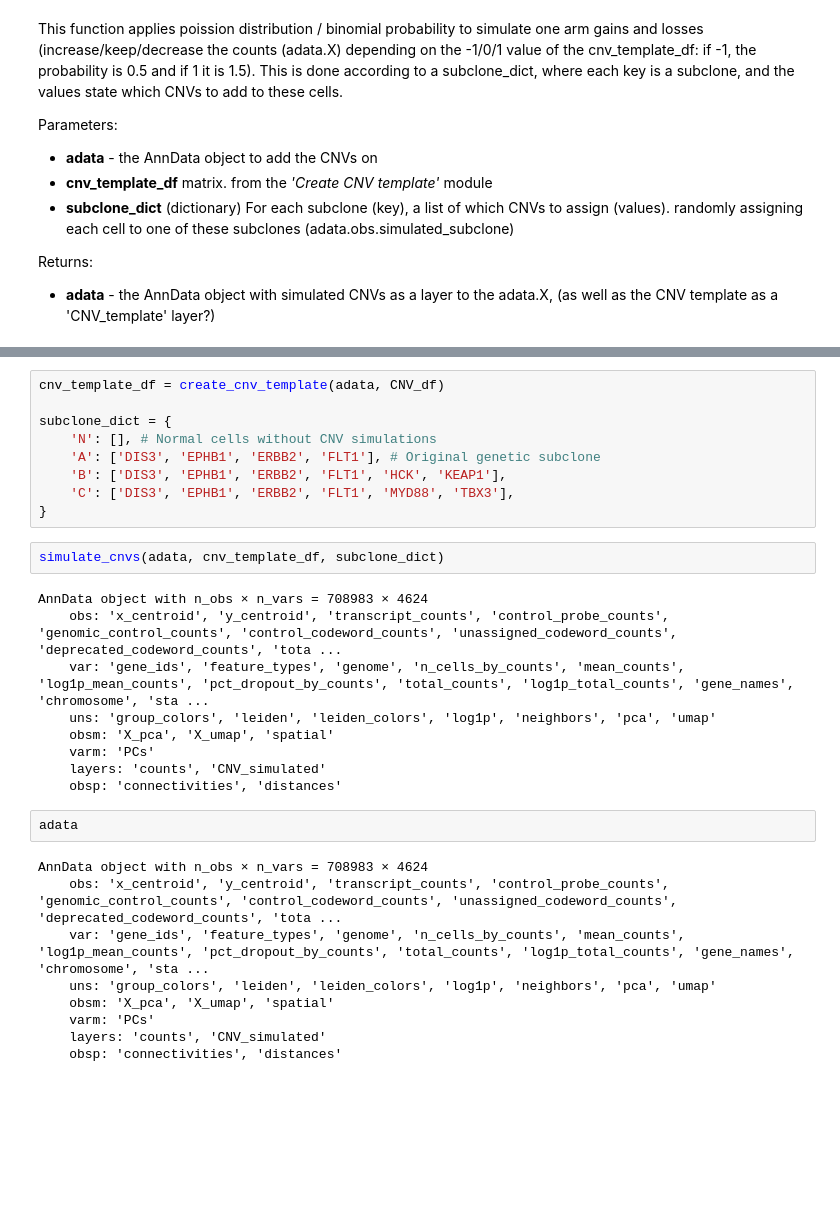
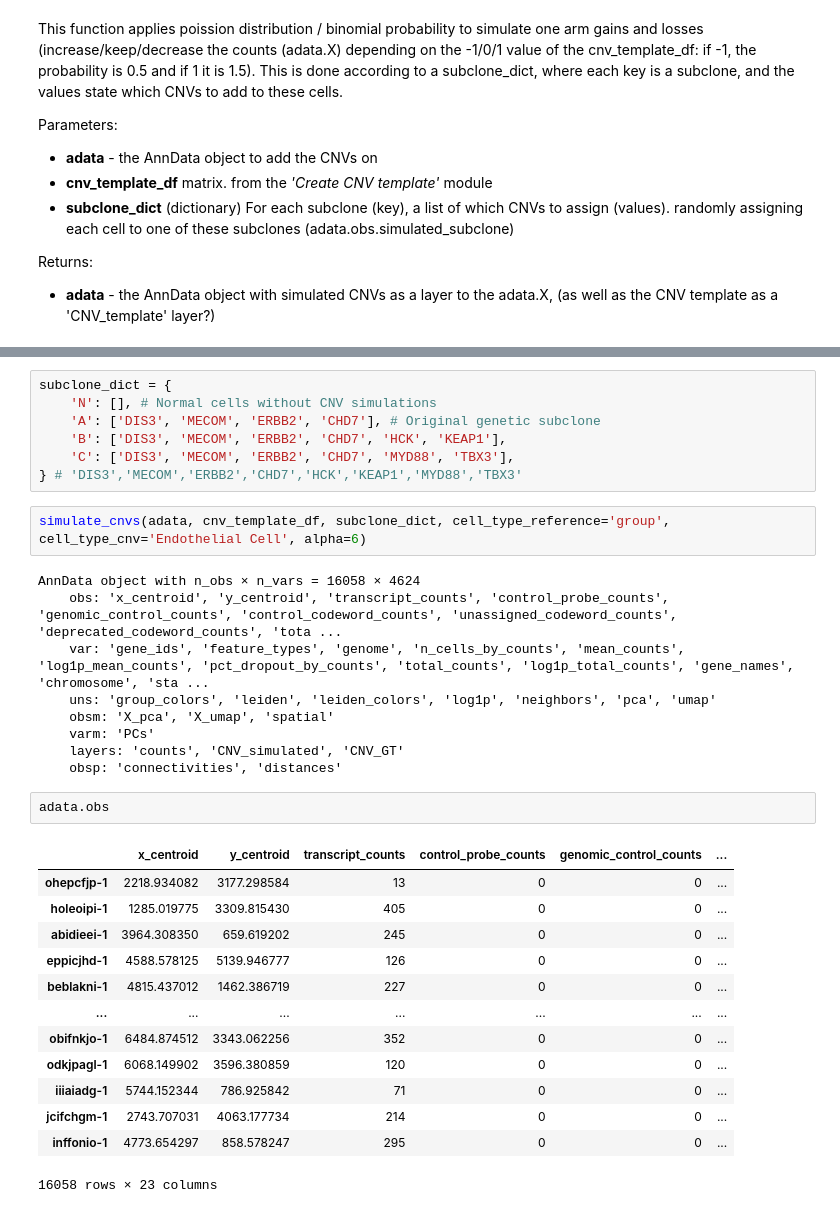
Before and after one commit to Moldia/InSituCNV, a Jupyter notebook: Figure2/01_Simulate_CNVs_in_spatial_data/Simulate_CNVs/Add_CNVs_to_data.ipynb, the cells around one changed output, grey strips where cells are left out. Saved outputs shown, nothing was run; the diff lists cells and outputs as text; blank space fills up the shorter version.

```diff
--- a/Figure2/01_Simulate_CNVs_in_spatial_data/Simulate_CNVs/Add_CNVs_to_data.ipynb
+++ b/Figure2/01_Simulate_CNVs_in_spatial_data/Simulate_CNVs/Add_CNVs_to_data.ipynb
@@ -144,32 +614,35 @@ Returns:
 # %%
-cnv_template_df = create_cnv_template(adata, CNV_df)
-
 subclone_dict = {
     'N': [], # Normal cells without CNV simulations
-    'A': ['DIS3', 'EPHB1', 'ERBB2', 'FLT1'], # Original genetic subclone
-    'B': ['DIS3', 'EPHB1', 'ERBB2', 'FLT1', 'HCK', 'KEAP1'],
-    'C': ['DIS3', 'EPHB1', 'ERBB2', 'FLT1', 'MYD88', 'TBX3'],
-}
+    'A': ['DIS3', 'MECOM', 'ERBB2', 'CHD7'], # Original genetic subclone
+    'B': ['DIS3', 'MECOM', 'ERBB2', 'CHD7', 'HCK', 'KEAP1'],
+    'C': ['DIS3', 'MECOM', 'ERBB2', 'CHD7', 'MYD88', 'TBX3'],
+} # 'DIS3','MECOM','ERBB2','CHD7','HCK','KEAP1','MYD88','TBX3'
 # %%
-simulate_cnvs(adata, cnv_template_df, subclone_dict)
+simulate_cnvs(adata, cnv_template_df, subclone_dict, cell_type_reference='group', cell_type_cnv='Endothelial Cell', alpha=6)
 # %% [output]
-AnnData object with n_obs × n_vars = 708983 × 4624
+AnnData object with n_obs × n_vars = 16058 × 4624
     obs: 'x_centroid', 'y_centroid', 'transcript_counts', 'control_probe_counts', 'genomic_control_counts', 'control_codeword_counts', 'unassigned_codeword_counts', 'deprecated_codeword_counts', 'tota ...
     var: 'gene_ids', 'feature_types', 'genome', 'n_cells_by_counts', 'mean_counts', 'log1p_mean_counts', 'pct_dropout_by_counts', 'total_counts', 'log1p_total_counts', 'gene_names', 'chromosome', 'sta ...
     uns: 'group_colors', 'leiden', 'leiden_colors', 'log1p', 'neighbors', 'pca', 'umap'
     obsm: 'X_pca', 'X_umap', 'spatial'
     varm: 'PCs'
-    layers: 'counts', 'CNV_simulated'
+    layers: 'counts', 'CNV_simulated', 'CNV_GT'
     obsp: 'connectivities', 'distances'
-# %%
-adata
-# %% [output]
-AnnData object with n_obs × n_vars = 708983 × 4624
-    obs: 'x_centroid', 'y_centroid', 'transcript_counts', 'control_probe_counts', 'genomic_control_counts', 'control_codeword_counts', 'unassigned_codeword_counts', 'deprecated_codeword_counts', 'tota ...
-    var: 'gene_ids', 'feature_types', 'genome', 'n_cells_by_counts', 'mean_counts', 'log1p_mean_counts', 'pct_dropout_by_counts', 'total_counts', 'log1p_total_counts', 'gene_names', 'chromosome', 'sta ...
-    uns: 'group_colors', 'leiden', 'leiden_colors', 'log1p', 'neighbors', 'pca', 'umap'
-    obsm: 'X_pca', 'X_umap', 'spatial'
-    varm: 'PCs'
-    layers: 'counts', 'CNV_simulated'
-    obsp: 'connectivities', 'distances'
+# %%
+adata.obs
+# %% [output]
+|  | x_centroid | y_centroid | transcript_counts | control_probe_counts | genomic_control_counts | ... |
+| ohepcfjp-1 | 2218.934082 | 3177.298584 | 13 | 0 | 0 | ... |
+| holeoipi-1 | 1285.019775 | 3309.815430 | 405 | 0 | 0 | ... |
+| abidieei-1 | 3964.308350 | 659.619202 | 245 | 0 | 0 | ... |
+| eppicjhd-1 | 4588.578125 | 5139.946777 | 126 | 0 | 0 | ... |
+| beblakni-1 | 4815.437012 | 1462.386719 | 227 | 0 | 0 | ... |
+| ... | ... | ... | ... | ... | ... | ... |
+| obifnkjo-1 | 6484.874512 | 3343.062256 | 352 | 0 | 0 | ... |
+| odkjpagl-1 | 6068.149902 | 3596.380859 | 120 | 0 | 0 | ... |
+| iiiaiadg-1 | 5744.152344 | 786.925842 | 71 | 0 | 0 | ... |
+| jcifchgm-1 | 2743.707031 | 4063.177734 | 214 | 0 | 0 | ... |
+| inffonio-1 | 4773.654297 | 858.578247 | 295 | 0 | 0 | ... |
+16058 rows × 23 columns
 # %%
```
Also changed, not shown: parts of 29 cells of this notebook, 14 other files.
